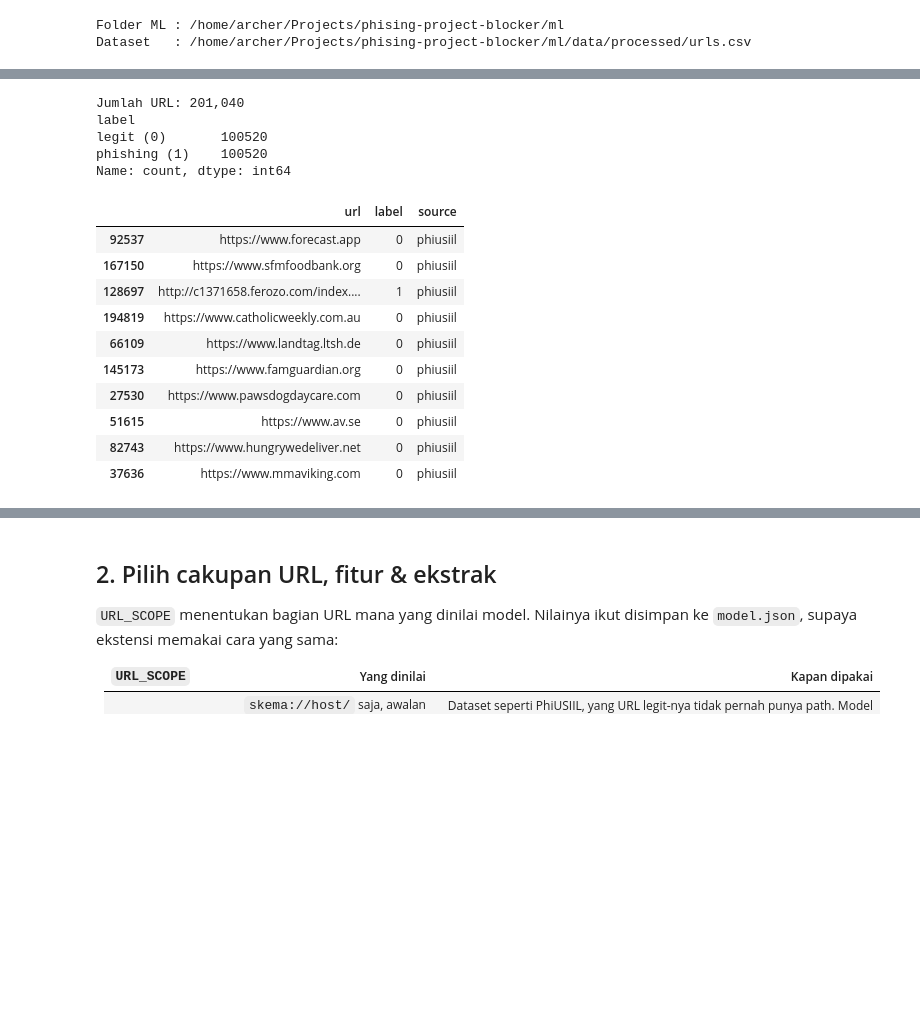
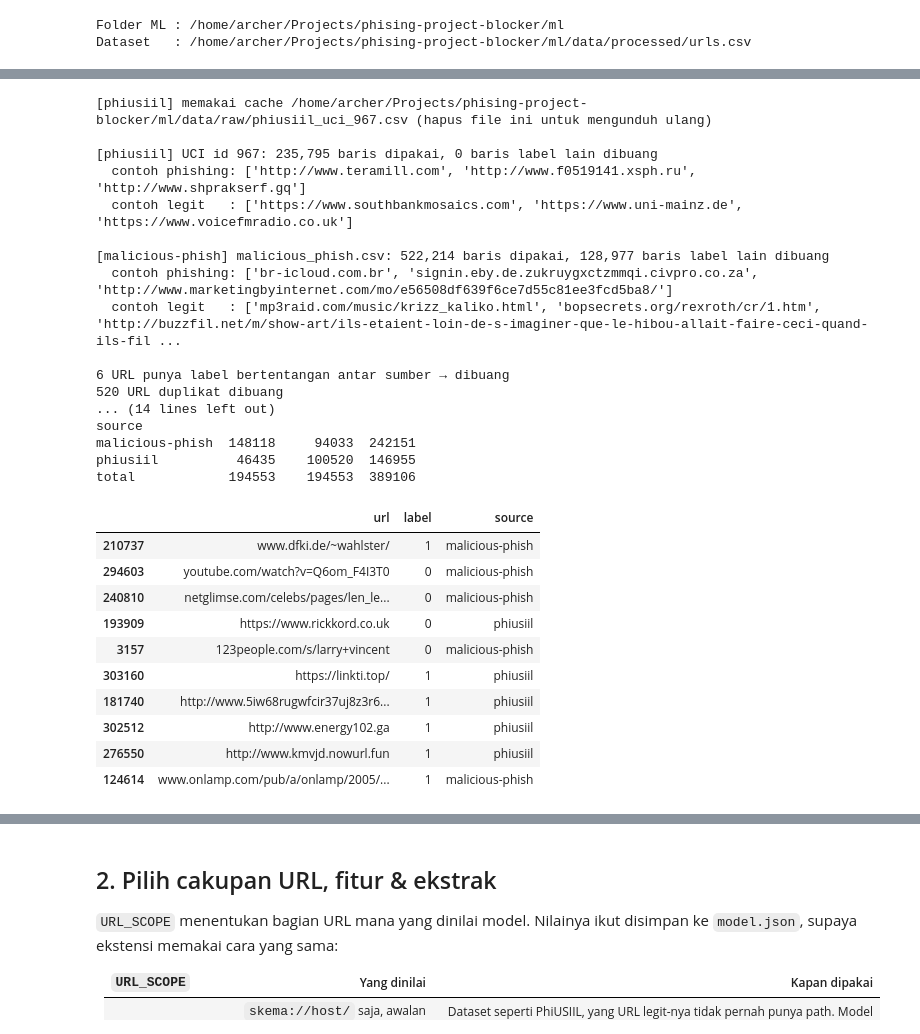
Before and after one commit to Muzidha/Phising-alert, a Jupyter notebook: ml/train.ipynb, the cells around one changed output, grey strips where cells are left out. Drawn from its saved outputs; the diff is of its cells as text; code cells hidden in the pictures; blank space fills up the shorter version.

```diff
--- a/ml/train.ipynb
+++ b/ml/train.ipynb
@@ -61,33 +65,45 @@ Kalau file belum ada, sel ini mengunduh **PhiUSIIL Phishing URL Dataset** dari U
 # %%
-# Sumber data dipakai kalau urls.csv belum ada (format sama dengan --source di prepare_data.py).
-# Contoh gabungan: ['phiusiil:uci', 'malicious-phish:data/raw/malicious_phish.csv']
-# Hapus data/processed/urls.csv kalau SOURCES diganti, supaya dibuat ulang.
-SOURCES = ['phiusiil:uci']
+# Sumber data (format sama dengan --source di prepare_data.py)
+SOURCES = ['phiusiil:uci', 'malicious-benign:data/raw/malicious_phish.csv']
 
-if not DATA_PATH.exists():
-    PD.prepare(SOURCES, DATA_PATH, require_scheme=True, balance=True, seed=RANDOM_STATE)
+# Buat ulang urls.csv kalau belum ada atau sumbernya beda dengan SOURCES
+wanted = {s.split(':', 1)[0] for s in SOURCES}
+if not DATA_PATH.exists() or set(pd.read_csv(DATA_PATH, usecols=['source'])['source'].unique()) != wanted:
+    PD.prepare(SOURCES, DATA_PATH, require_scheme=False, balance=True, seed=RANDOM_STATE)
 
 df = pd.read_csv(DATA_PATH, dtype={'url': str})
 print(f'Jumlah URL: {len(df):,}')
-print(df['label'].map({0: 'legit (0)', 1: 'phishing (1)'}).value_counts())
+print(pd.crosstab(df['source'], df['label'].map({0: 'legit', 1: 'phishing'}), margins=True, margins_name='total'))
 df.sample(10, random_state=RANDOM_STATE)
 # %% [output]
-Jumlah URL: 201,040
-label
-legit (0)       100520
-phishing (1)    100520
-Name: count, dtype: int64
+[phiusiil] memakai cache /home/archer/Projects/phising-project-blocker/ml/data/raw/phiusiil_uci_967.csv (hapus file ini untuk mengunduh ulang)
+
+[phiusiil] UCI id 967: 235,795 baris dipakai, 0 baris label lain dibuang
+  contoh phishing: ['http://www.teramill.com', 'http://www.f0519141.xsph.ru', 'http://www.shprakserf.gq']
+  contoh legit   : ['https://www.southbankmosaics.com', 'https://www.uni-mainz.de', 'https://www.voicefmradio.co.uk']
+
+[malicious-phish] malicious_phish.csv: 522,214 baris dipakai, 128,977 baris label lain dibuang
+  contoh phishing: ['br-icloud.com.br', 'signin.eby.de.zukruygxctzmmqi.civpro.co.za', 'http://www.marketingbyinternet.com/mo/e56508df639f6ce7d55c81ee3fcd5ba8/']
+  contoh legit   : ['mp3raid.com/music/krizz_kaliko.html', 'bopsecrets.org/rexroth/cr/1.htm', 'http://buzzfil.net/m/show-art/ils-etaient-loin-de-s-imaginer-que-le-hibou-allait-faire-ceci-quand-ils-fil ...
+
+6 URL punya label bertentangan antar sumber → dibuang
+520 URL duplikat dibuang
+... (14 lines left out)
+source
+malicious-phish  148118     94033  242151
+phiusiil          46435    100520  146955
+total            194553    194553  389106
 |  | url | label | source |
-| 92537 | https://www.forecast.app | 0 | phiusiil |
-| 167150 | https://www.sfmfoodbank.org | 0 | phiusiil |
-| 128697 | http://c1371658.ferozo.com/index.... | 1 | phiusiil |
-| 194819 | https://www.catholicweekly.com.au | 0 | phiusiil |
-| 66109 | https://www.landtag.ltsh.de | 0 | phiusiil |
-| 145173 | https://www.famguardian.org | 0 | phiusiil |
-| 27530 | https://www.pawsdogdaycare.com | 0 | phiusiil |
-| 51615 | https://www.av.se | 0 | phiusiil |
-| 82743 | https://www.hungrywedeliver.net | 0 | phiusiil |
-| 37636 | https://www.mmaviking.com | 0 | phiusiil |
+| 210737 | www.dfki.de/~wahlster/ | 1 | malicious-phish |
+| 294603 | youtube.com/watch?v=Q6om_F4I3T0 | 0 | malicious-phish |
+| 240810 | netglimse.com/celebs/pages/len_le... | 0 | malicious-phish |
+| 193909 | https://www.rickkord.co.uk | 0 | phiusiil |
+| 3157 | 123people.com/s/larry+vincent | 0 | malicious-phish |
+| 303160 | https://linkti.top/ | 1 | phiusiil |
+| 181740 | http://www.5iw68rugwfcir37uj8z3r6... | 1 | phiusiil |
+| 302512 | http://www.energy102.ga | 1 | phiusiil |
+| 276550 | http://www.kmvjd.nowurl.fun | 1 | phiusiil |
+| 124614 | www.onlamp.com/pub/a/onlamp/2005/... | 1 | malicious-phish |
 # %% [markdown]
 ### Cek bias dataset
 
```
Also changed, not shown: parts of 18 cells of this notebook, 9 other files.
